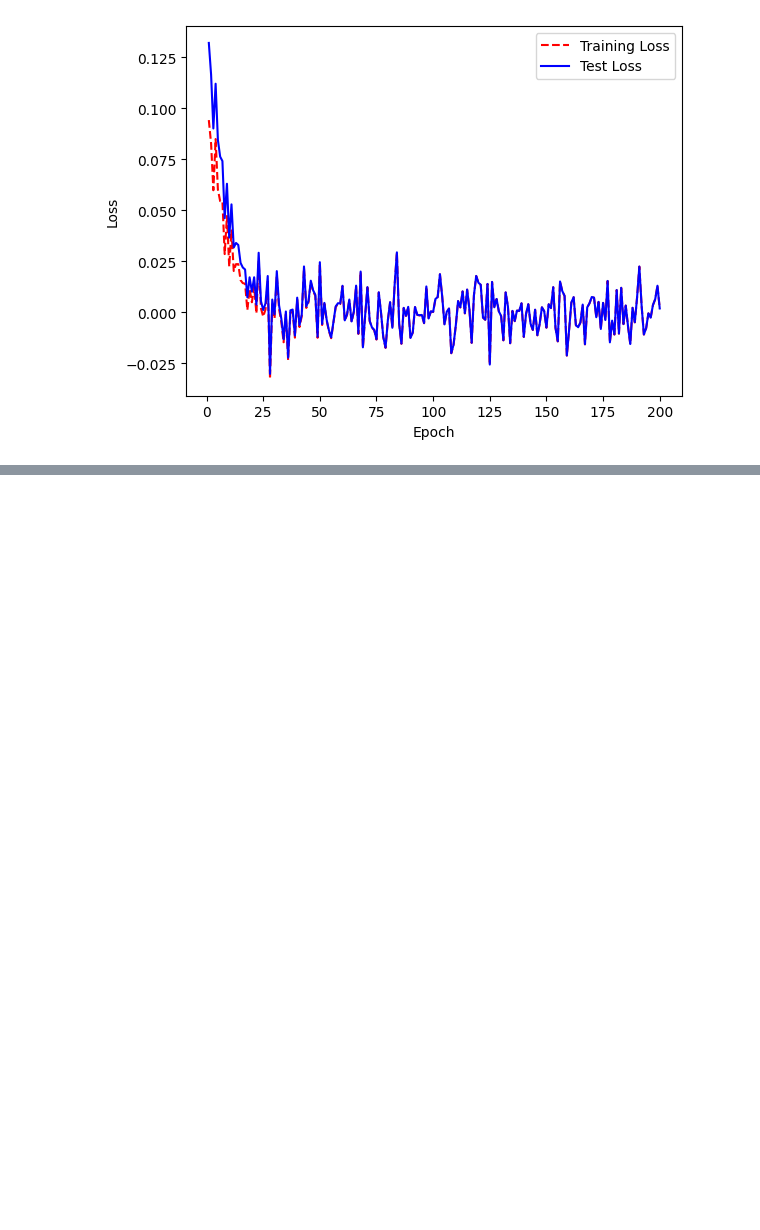
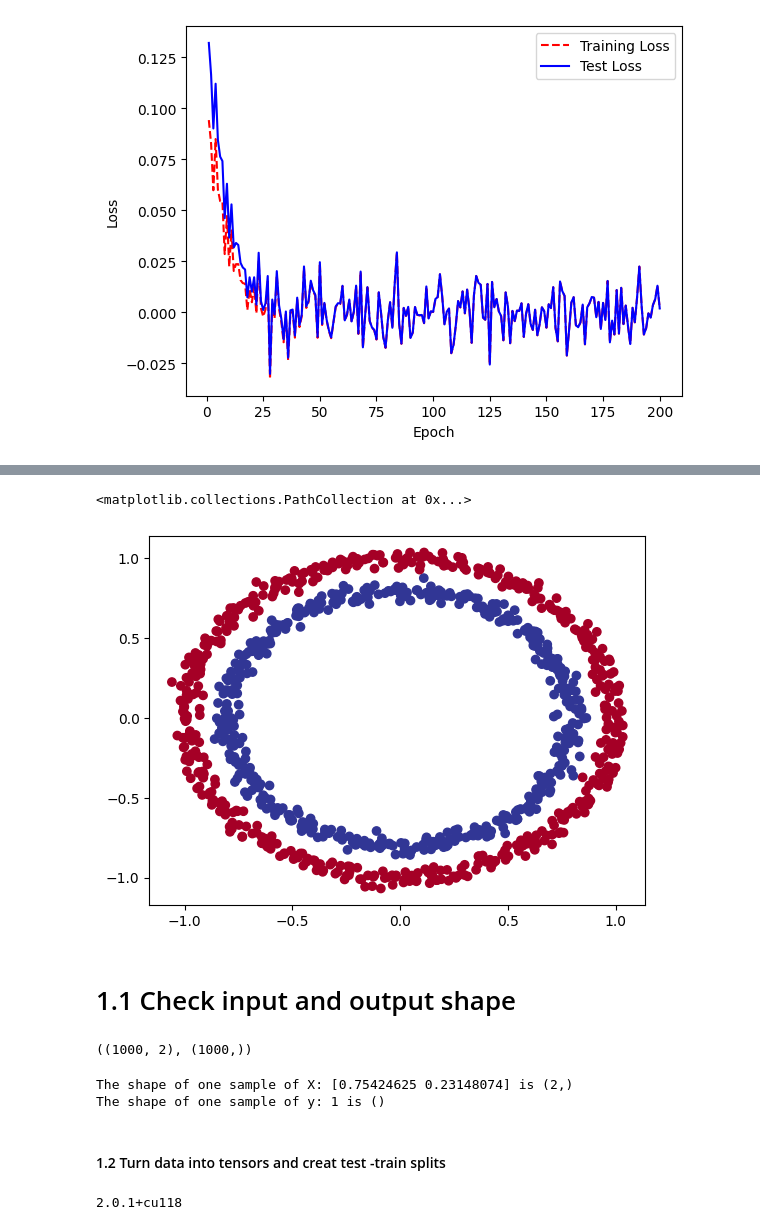
Before and after one commit to prathameshk30/PyTorch-Algo-Intro, a Jupyter notebook: PyTorch_practice.ipynb, the cells around one changed output, grey strips where cells are left out. Cells and saved outputs as stored; diff of their text form; code cells hidden in the pictures; blank space fills up the shorter version.

```diff
--- a/PyTorch_practice.ipynb
+++ b/PyTorch_practice.ipynb
@@ -850,0 +855,11 @@ Epoch :190 | Loss: tensor([0.0224], grad_fn=<AddBackward0>) | Test loss: tensor(
+# %%
+import sklearn
+from sklearn.datasets import make_circles
+
+# Make 1000 Samples
+n_samples=1000
+
+# Create circles
+X, y= make_circles(n_samples,
+                   noise=0.03,
+                   random_state=42)
@@ -850,0 +899,37 @@ Epoch :190 | Loss: tensor([0.0224], grad_fn=<AddBackward0>) | Test loss: tensor(
+# %%
+## Visualize data
+import matplotlib.pyplot as plt
+plt.scatter(x=X[:,0],
+            y=X[:,1],
+            c=y,
+            cmap=plt.cm.RdYlBu)
+# %% [output]
+<matplotlib.collections.PathCollection at 0x...>
+[figure, added]
+# %% [markdown]
+# 1.1 Check input and output shape
+# %%
+X.shape, y.shape
+# %% [output]
+((1000, 2), (1000,))
+# %%
+# View the first example of features and labels
+
+X_sample= X[0]
+y_sample= y[0]
+
+print(f"The shape of one sample of X: {X_sample} is {X_sample.shape}")
+print(f"The shape of one sample of y: {y_sample} is {y_sample.shape}")
+# %% [output]
+The shape of one sample of X: [0.75424625 0.23148074] is (2,)
+The shape of one sample of y: 1 is ()
+# %% [markdown]
+#### 1.2 Turn data into tensors and creat test -train splits
+# %%
+import torch
+from torch import nn
+import warnings
+warnings.filterwarnings("ignore")
+print(torch.__version__)
+# %% [output]
+2.0.1+cu118
```
Also changed, not shown: parts of 34 cells of this notebook.
